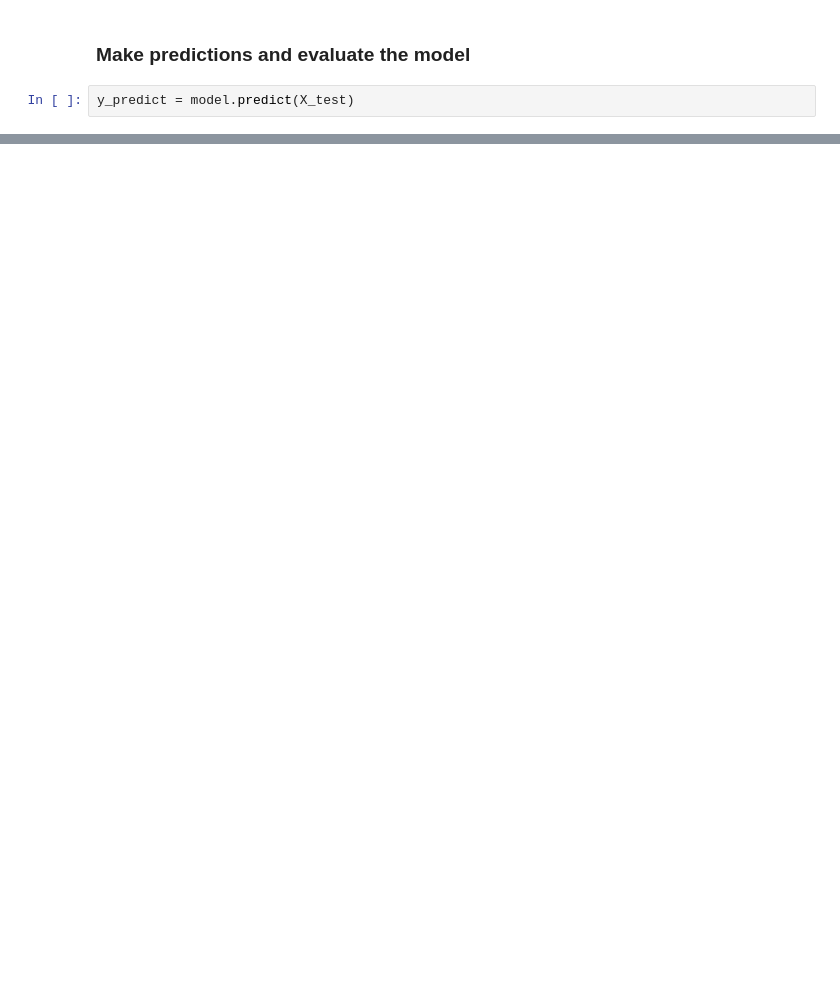
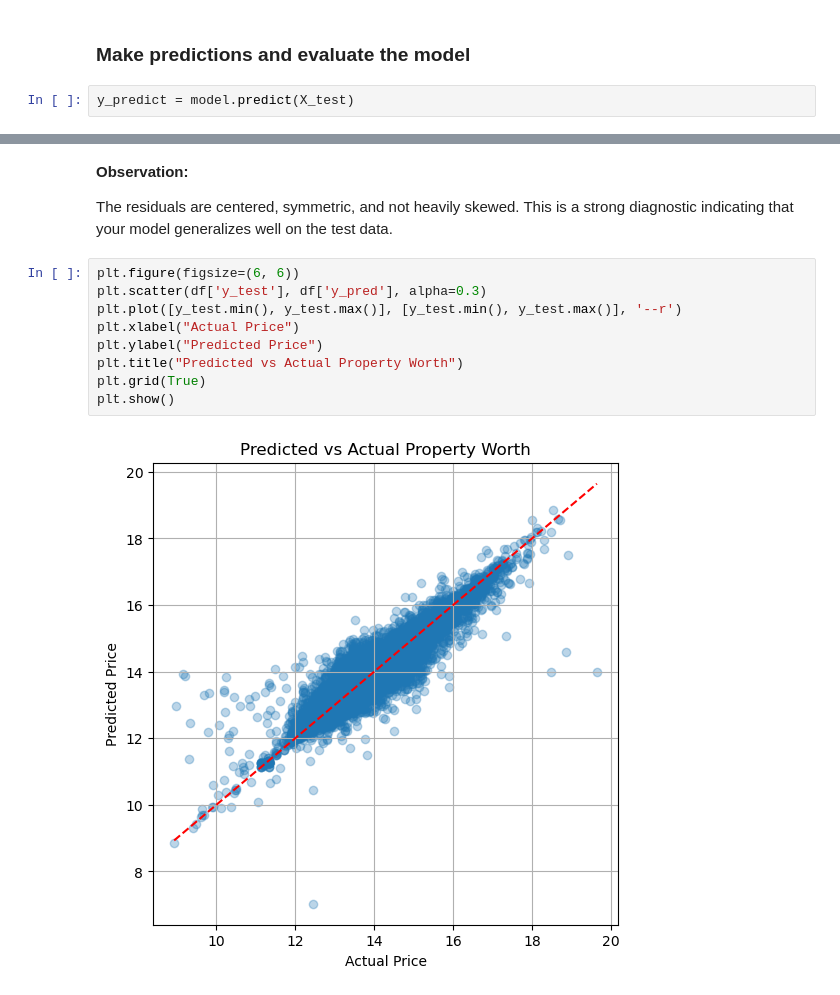
Before and after one commit to ssuljo/dld_transactions_analytics, a Jupyter notebook: xgboost_localmode_train_test.ipynb, the cells around one changed output, grey strips where cells are left out. Saved outputs shown, nothing was run; the diff lists cells and outputs as text; blank space fills up the shorter version.

```diff
--- a/xgboost_localmode_train_test.ipynb
+++ b/xgboost_localmode_train_test.ipynb
@@ -269,3 +453,19 @@ plt.show()
+# %% [markdown]
+**Observation:**
+
+The residuals are centered, symmetric, and not heavily skewed.
+This is a strong diagnostic indicating that your model generalizes well on the test data.
+# %%
+plt.figure(figsize=(6, 6))
+plt.scatter(df['y_test'], df['y_pred'], alpha=0.3)
+plt.plot([y_test.min(), y_test.max()], [y_test.min(), y_test.max()], '--r')
+plt.xlabel("Actual Price")
+plt.ylabel("Predicted Price")
+plt.title("Predicted vs Actual Property Worth")
+plt.grid(True)
+plt.show()
+# %% [output]
+[figure, added]
 # %%
 value_counts = (residuals > 0).value_counts(sort=False)
 print(' Under Estimation: {0:.2f}'.format(value_counts[True]/len(residuals)))
```
Also changed, not shown: parts of 34 cells of this notebook, 3 other files.
